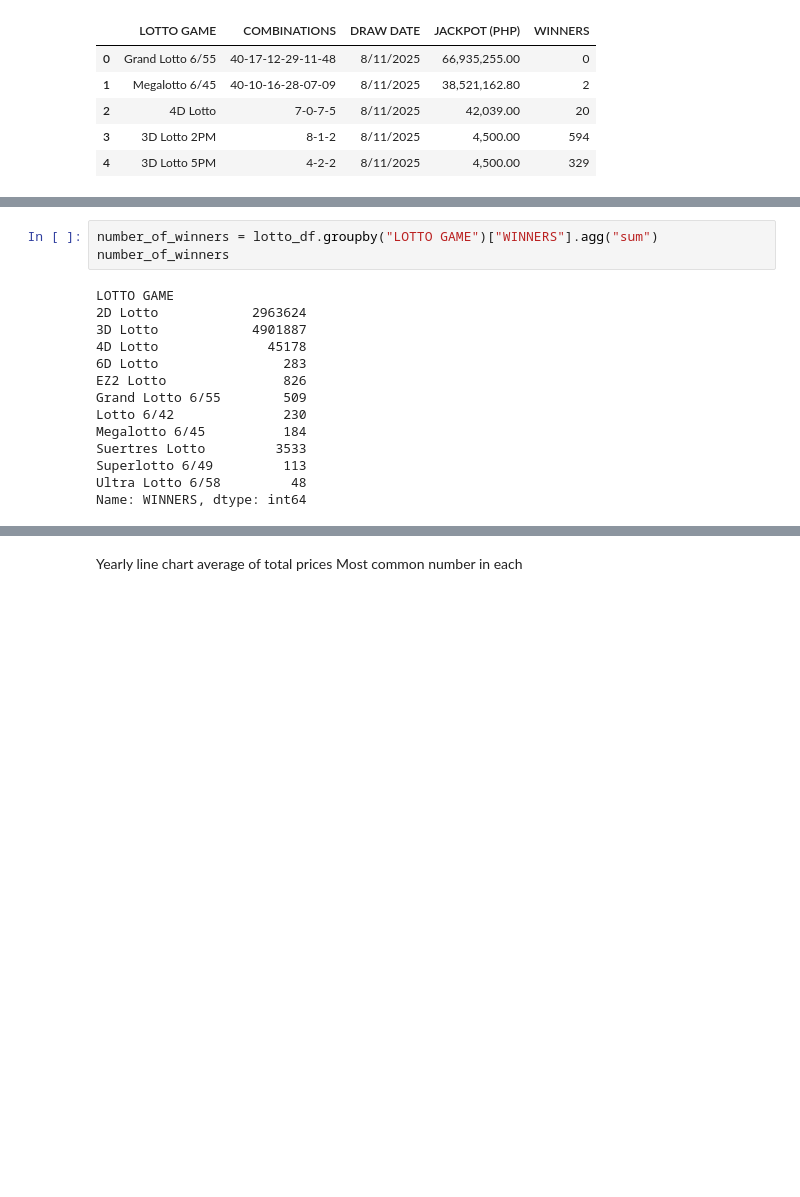
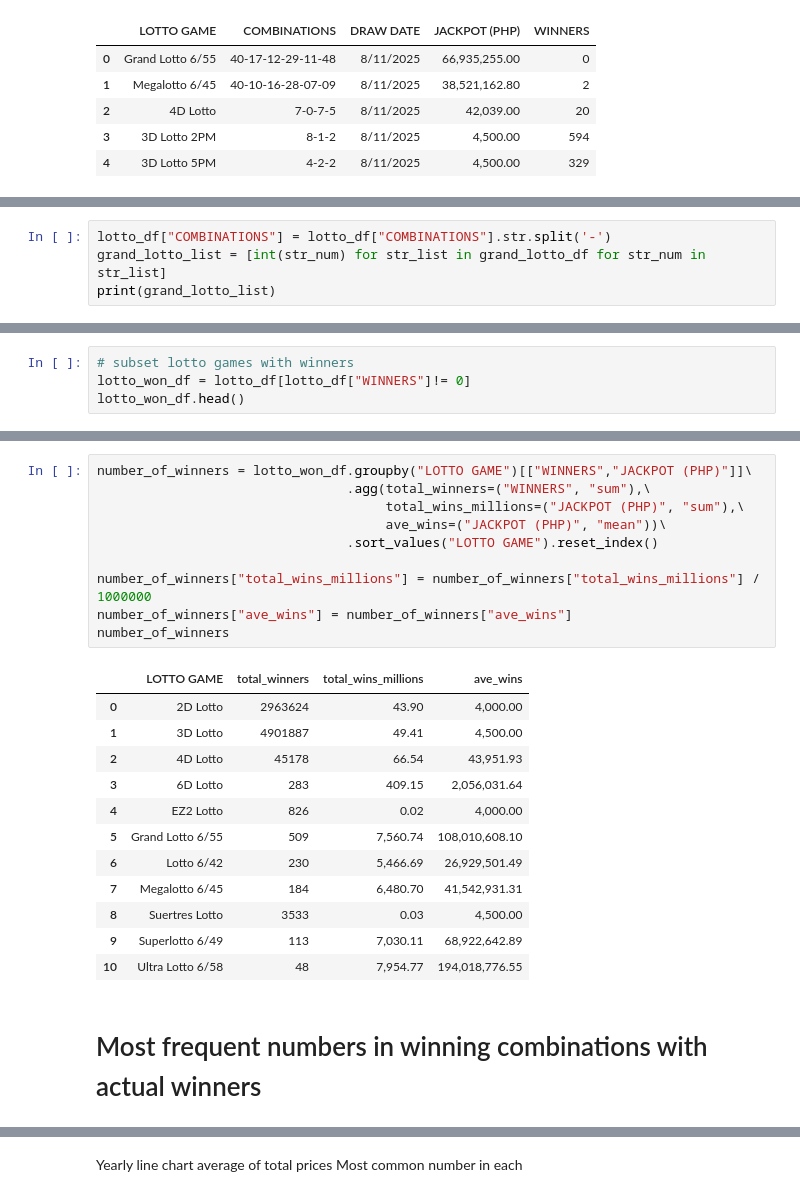
Before and after one commit to digitalenggph/Udemy-Collections, a Jupyter notebook: 100 Days of Code - The Complete Python Pro Bootcamp/day-99/Lotto_Data_Analysis.ipynb, the cells around one changed output, grey strips where cells are left out. Saved outputs shown, nothing was run; the diff lists cells and outputs as text; blank space fills up the shorter version.

Commit message:
create separate dateframe for combinations with actual winners

```diff
--- a/100 Days of Code - The Complete Python Pro Bootcamp/day-99/Lotto_Data_Analysis.ipynb
+++ b/100 Days of Code - The Complete Python Pro Bootcamp/day-99/Lotto_Data_Analysis.ipynb
@@ -94,0 +102,4 @@ Column WINNERS type:  int64
+# %%
+lotto_df["COMBINATIONS"] = lotto_df["COMBINATIONS"].str.split('-')
+grand_lotto_list = [int(str_num) for str_list in grand_lotto_df for str_num in str_list]
+print(grand_lotto_list)
@@ -94,0 +119,4 @@ Column WINNERS type:  int64
+# %%
+# subset lotto games with winners
+lotto_won_df = lotto_df[lotto_df["WINNERS"]!= 0]
+lotto_won_df.head()
@@ -95,17 +130,25 @@ Column WINNERS type:  int64
 # %%
-number_of_winners = lotto_df.groupby("LOTTO GAME")["WINNERS"].agg("sum")
+number_of_winners = lotto_won_df.groupby("LOTTO GAME")[["WINNERS","JACKPOT (PHP)"]]\
+                                .agg(total_winners=("WINNERS", "sum"),\
+                                     total_wins_millions=("JACKPOT (PHP)", "sum"),\
+                                     ave_wins=("JACKPOT (PHP)", "mean"))\
+                                .sort_values("LOTTO GAME").reset_index()
+
+number_of_winners["total_wins_millions"] = number_of_winners["total_wins_millions"] / 1000000
+number_of_winners["ave_wins"] = number_of_winners["ave_wins"]
 number_of_winners
 # %% [output]
-LOTTO GAME
-2D Lotto            2963624
-3D Lotto            4901887
-4D Lotto              45178
-6D Lotto                283
-EZ2 Lotto               826
-Grand Lotto 6/55        509
-Lotto 6/42              230
-Megalotto 6/45          184
-Suertres Lotto         3533
-Superlotto 6/49         113
-Ultra Lotto 6/58         48
-Name: WINNERS, dtype: int64
+|  | LOTTO GAME | total_winners | total_wins_millions | ave_wins |
+| 0 | 2D Lotto | 2963624 | 43.90 | 4,000.00 |
+| 1 | 3D Lotto | 4901887 | 49.41 | 4,500.00 |
+| 2 | 4D Lotto | 45178 | 66.54 | 43,951.93 |
+| 3 | 6D Lotto | 283 | 409.15 | 2,056,031.64 |
+| 4 | EZ2 Lotto | 826 | 0.02 | 4,000.00 |
+| 5 | Grand Lotto 6/55 | 509 | 7,560.74 | 108,010,608.10 |
+| 6 | Lotto 6/42 | 230 | 5,466.69 | 26,929,501.49 |
+| 7 | Megalotto 6/45 | 184 | 6,480.70 | 41,542,931.31 |
+| 8 | Suertres Lotto | 3533 | 0.03 | 4,500.00 |
+| 9 | Superlotto 6/49 | 113 | 7,030.11 | 68,922,642.89 |
+| 10 | Ultra Lotto 6/58 | 48 | 7,954.77 | 194,018,776.55 |
+# %% [markdown]
+# Most frequent numbers in winning combinations with actual winners
```
Also changed, not shown: parts of 10 cells of this notebook.
